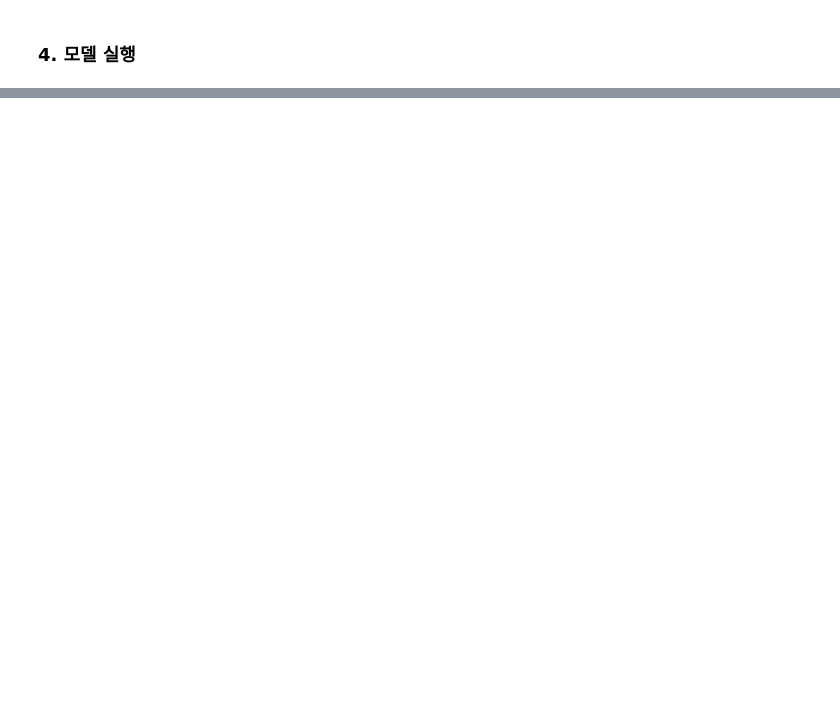
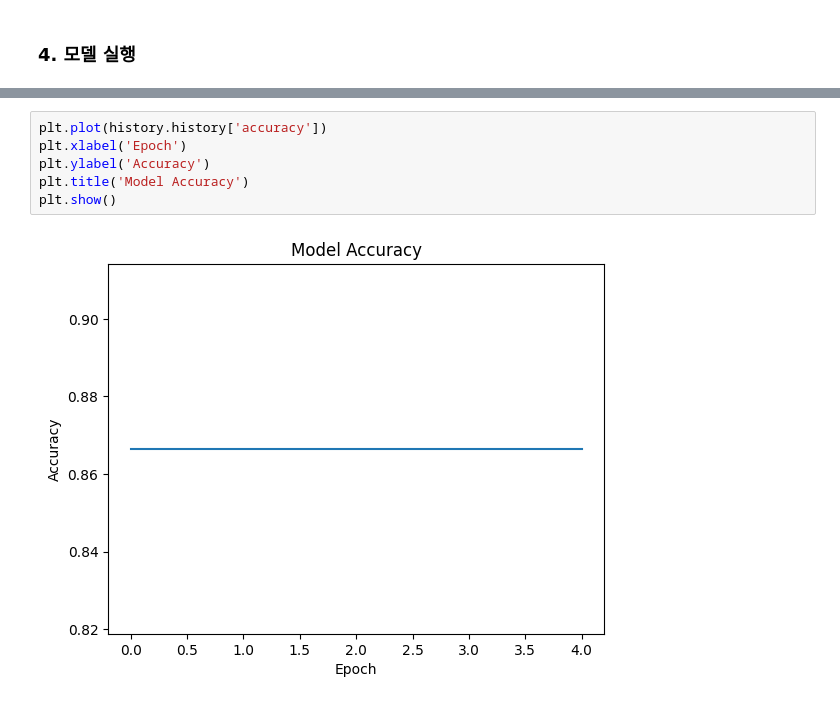
Before and after one commit to MoriartyKang/DL, a Jupyter notebook: easy_deep_learning_principle.ipynb, the cells around one changed output, grey strips where cells are left out. Drawn from its saved outputs; the diff is of its cells as text; blank space fills up the shorter version.

```diff
--- a/easy_deep_learning_principle.ipynb
+++ b/easy_deep_learning_principle.ipynb
@@ -159,0 +197,8 @@ Test Accuracy: 0.8051
+# %%
+plt.plot(history.history['accuracy'])
+plt.xlabel('Epoch')
+plt.ylabel('Accuracy')
+plt.title('Model Accuracy')
+plt.show()
+# %% [output]
+[figure, added]
```
Also changed, not shown: parts of 12 cells of this notebook.
